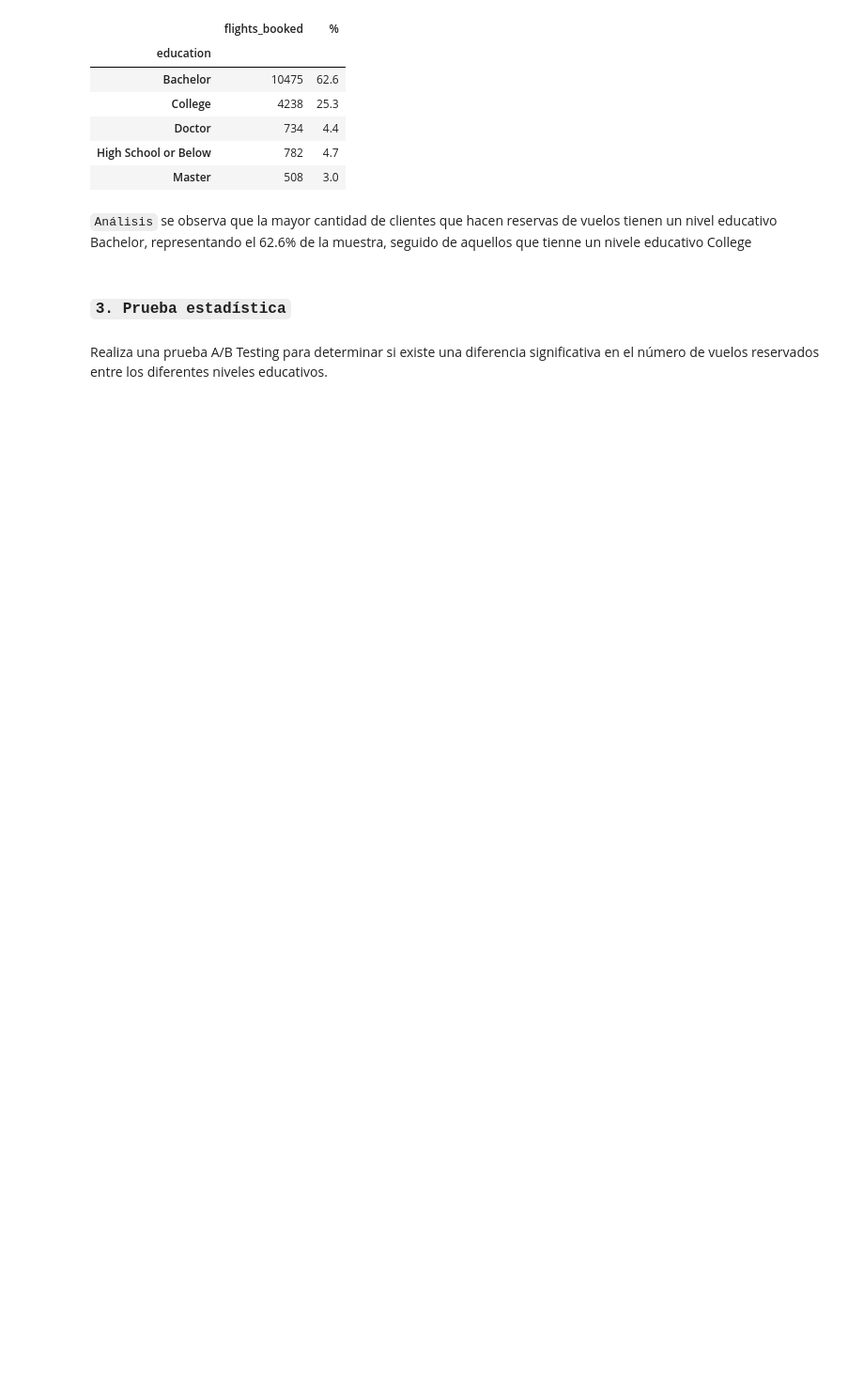
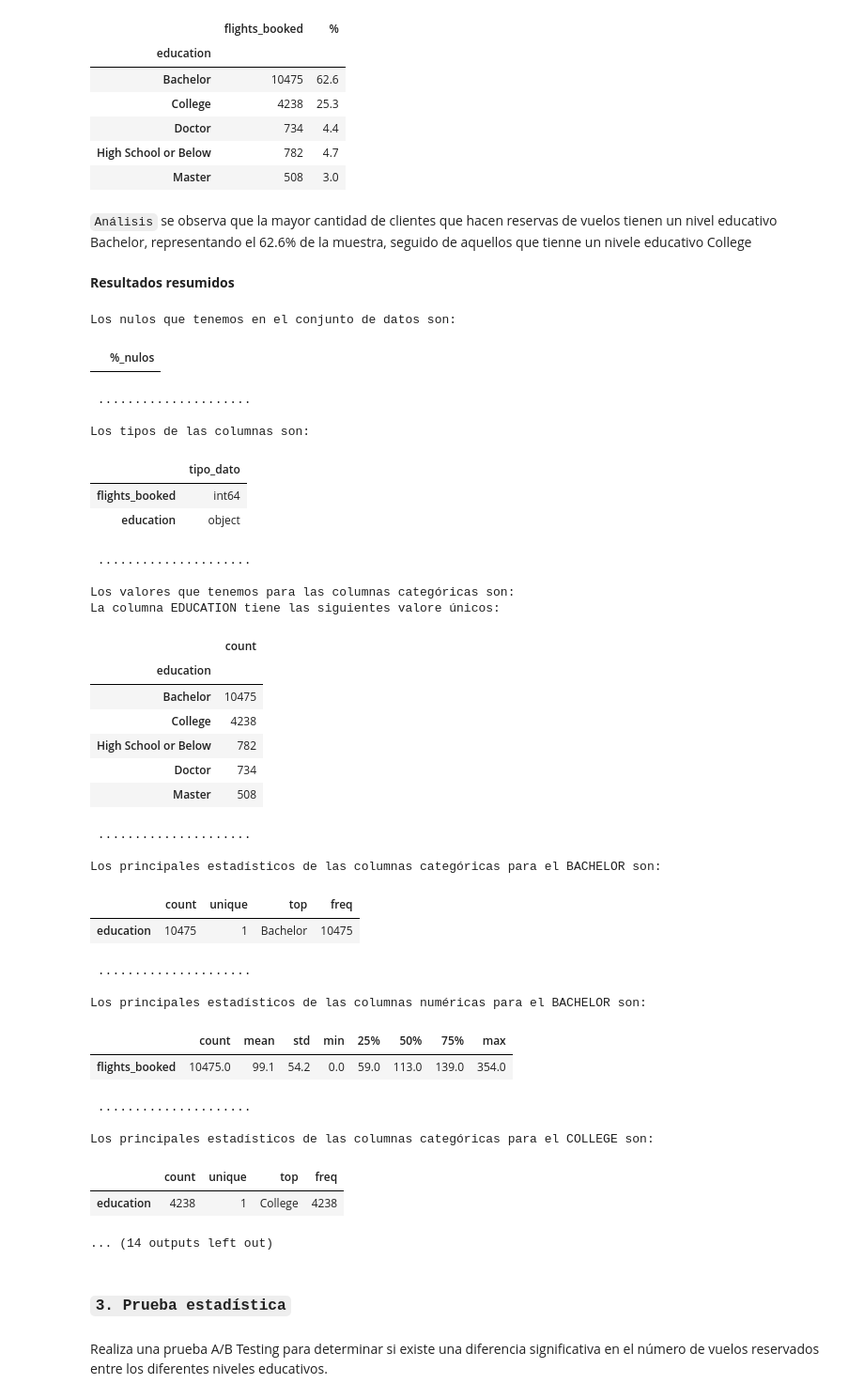
Before and after one commit to Adalab/bda-modulo-3-evaluacion-final-AndreaGonzalezG, a Jupyter notebook: Examen_mod_3_Fase3.ipynb, the cells around one changed output. Shown at 94% size. Drawn from its saved outputs; the diff is of its cells as text; code cells hidden in the pictures; blank space fills up the shorter version.

```diff
--- a/Examen_mod_3_Fase3.ipynb
+++ b/Examen_mod_3_Fase3.ipynb
@@ -192,6 +194,79 @@ clientes_fre
 | Master | 508 | 3.0 |
 # %% [markdown]
 `Análisis` se observa que la mayor cantidad de clientes que hacen reservas de vuelos tienen un nivel educativo Bachelor, representando el 62.6% de la muestra, seguido de aquellos que tienne un nivele educativo College
+# %% [markdown]
+**Resultados resumidos**
+# %%
+# una vez que tengamos nuestro DataFrame preparado con todas las columnas que queremos vamos a crear una función que no haga una exploración inicial del conjunto de datos
+def exploracion_dataframe(dataframe, columna_control):
+        # generamos un DataFrame para los valores nulos
+    print("Los nulos que tenemos en el conjunto de datos son:")
+    df_nulos = pd.DataFrame(dataframe.isnull().sum() / dataframe.shape[0] * 100, columns = ["%_nulos"])
+    display(df_nulos[df_nulos["%_nulos"] > 0])
+
+    print("\n ..................... \n")
+    print(f"Los tipos de las columnas son:")
+    display(pd.DataFrame(dataframe.dtypes, columns = ["tipo_dato"]))
+
+
+    print("\n ..................... \n")
+    print("Los valores que tenemos para las columnas categóricas son: ")
+    dataframe_categoricas = dataframe.select_dtypes(include = "O")
+
+    for col in dataframe_categoricas.columns:
+        print(f"La columna {col.upper()} tiene las siguientes valore únicos:")
+        display(pd.DataFrame(dataframe[col].value_counts()).head())
+
+    #Comparacion entre los niveles educativos
+    for categoria in dataframe[columna_control].unique():
+
+        dataframe_filtrado = dataframe[dataframe[columna_control] == categoria]
+
+        print("\n ..................... \n")
+        print(f"Los principales estadísticos de las columnas categóricas para el {categoria.upper()} son: ")
+        display(dataframe_filtrado.describe(include = "O").T)
+
+        print("\n ..................... \n")
+        print(f"Los principales estadísticos de las columnas numéricas para el {categoria.upper()} son: ")
+        display(dataframe_filtrado.describe().T)
+# %%
+exploracion_dataframe(df_edu_book,"education")
+# %% [output]
+Los nulos que tenemos en el conjunto de datos son:
+|  | %_nulos |
+ .....................
+
+Los tipos de las columnas son:
+|  | tipo_dato |
+| flights_booked | int64 |
+| education | object |
+ .....................
+
+Los valores que tenemos para las columnas categóricas son:
+La columna EDUCATION tiene las siguientes valore únicos:
+|  | count |
+| education |  |
+| Bachelor | 10475 |
+| College | 4238 |
+| High School or Below | 782 |
+| Doctor | 734 |
+| Master | 508 |
+ .....................
+
+Los principales estadísticos de las columnas categóricas para el BACHELOR son:
+|  | count | unique | top | freq |
+| education | 10475 | 1 | Bachelor | 10475 |
+ .....................
+
+Los principales estadísticos de las columnas numéricas para el BACHELOR son:
+|  | count | mean | std | min | 25% | 50% | 75% | max |
+| flights_booked | 10475.0 | 99.1 | 54.2 | 0.0 | 59.0 | 113.0 | 139.0 | 354.0 |
+ .....................
+
+Los principales estadísticos de las columnas categóricas para el COLLEGE son:
+|  | count | unique | top | freq |
+| education | 4238 | 1 | College | 4238 |
+... (14 outputs left out)
 # %% [markdown]
 ### `3. Prueba estadística`
 # %% [markdown]
```
Also changed, not shown: parts of 10 cells of this notebook.
